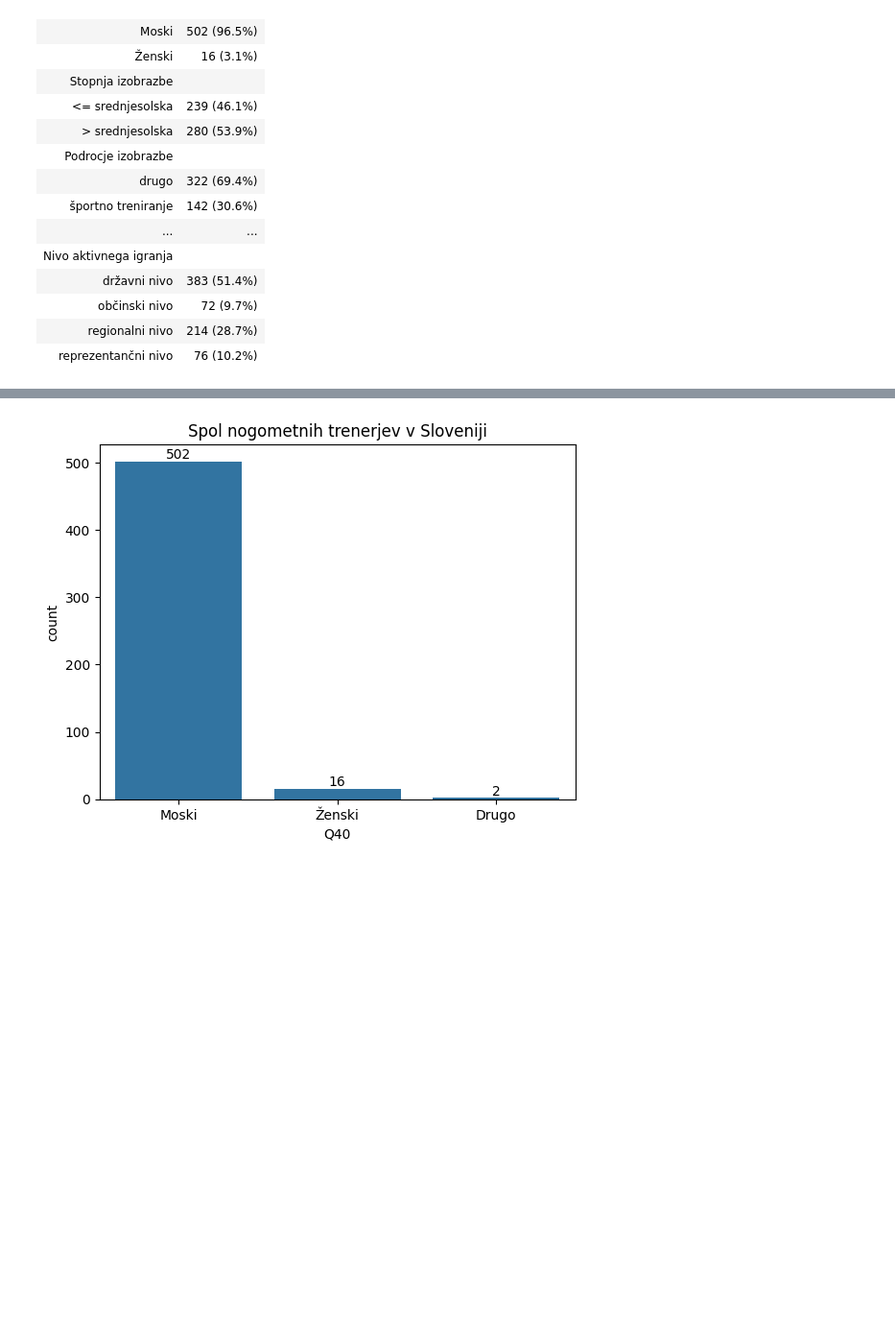
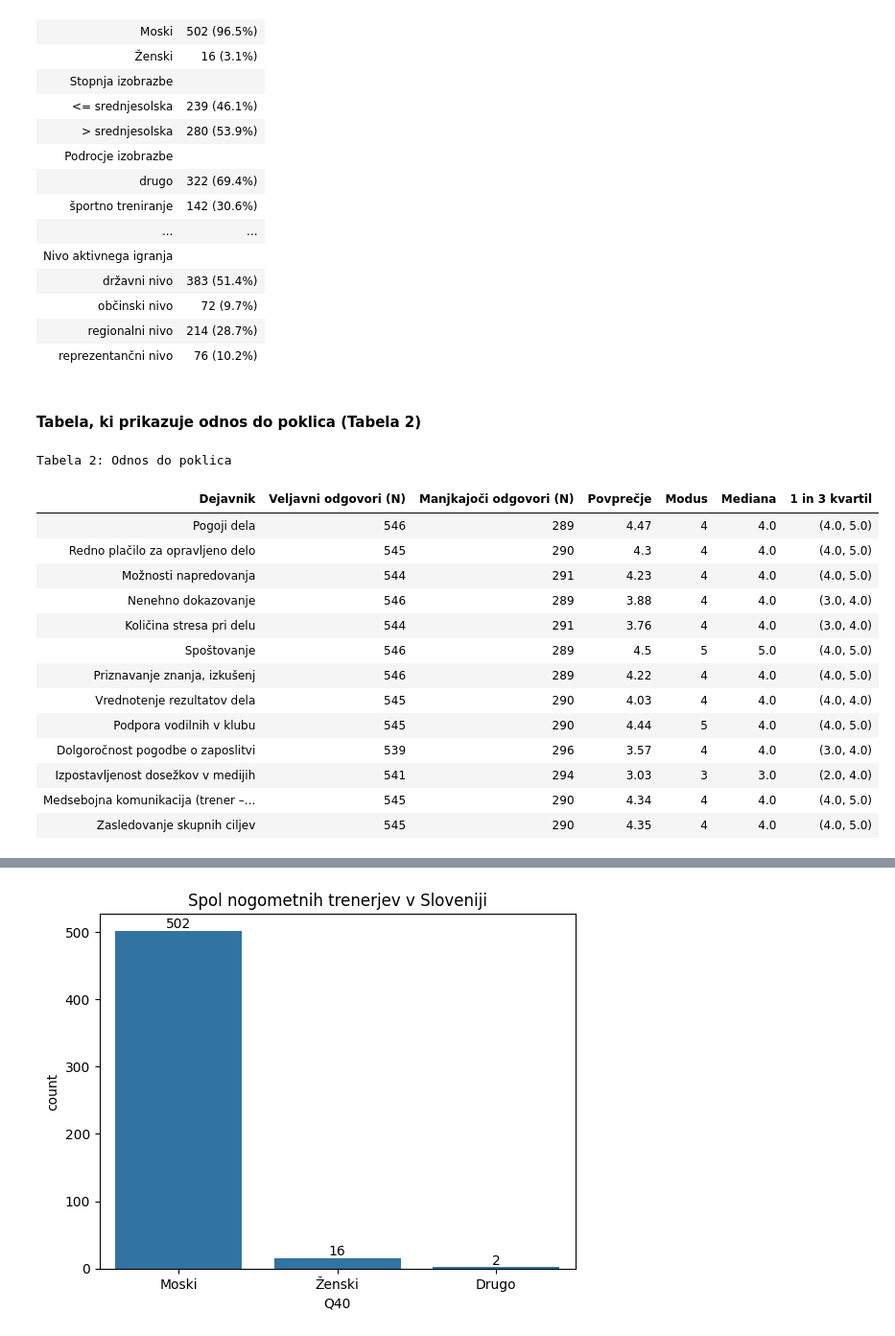
Before and after one commit to jkovse-fsp/statistika-vaje, a Jupyter notebook: Vaja_1_2_opisna_statistika.ipynb, the cells around one changed output, grey strips where cells are left out. Shown at 96% size. Drawn from its saved outputs; the diff is of its cells as text; code cells hidden in the pictures; blank space fills up the shorter version.

```diff
--- a/Vaja_1_2_opisna_statistika.ipynb
+++ b/Vaja_1_2_opisna_statistika.ipynb
@@ -163,3 +170,46 @@ Tabela 1: Značilnosti udeležencev študije (N = 835)
 | občinski nivo | 72 (9.7%) |
 | regionalni nivo | 214 (28.7%) |
 | reprezentančni nivo | 76 (10.2%) |
+# %% [markdown]
+#### Tabela, ki prikazuje odnos do poklica (Tabela 2)
+# %%
+# odnos do poklica
+q34_labels = [f'Q34{chr(i)}' for i in range(ord('a'), ord('m') + 1)]
+
+table_two = []
+for label in q34_labels:
+    q = questions[label]
+    valid = np.sum((df[label] > 0).values.ravel())
+    missing = np.sum((df[label] < 1).values.ravel())
+    mean = df[label][df[label]>0].mean().round(2)
+    median = df[label][df[label]>0].median().round(2)
+    mode = df[label][df[label]>0].mode()[0]
+    q25, q75 = df[label][df[label]>0].quantile(0.25), df[label][df[label]>0].quantile(0.75)
+    table_two.append([str(q), str(valid), str(missing), str(mean), str(mode), str(median), str(f'({q25}, {q75})')])
+
+table_two = pd.DataFrame(table_two, columns=['Dejavnik', 'Veljavni odgovori (N)', 'Manjkajoči odgovori (N)', 'Povprečje', 'Modus', 'Mediana', '1 in 3 kvartil'])
+table_two.style.set_caption('Tabela 2: Odnos do poklica')\
+          .set_table_styles([
+              {'selector': 'caption', 'props': [('font-size', '16px'),
+                                                ('font-weight', 'bold'),
+                                                ('border-bottom', '1px solid black'),
+                                                ('width', '100%')]},
+              {'selector': 'td', 'props': 'text-align: left;'}
+          ])\
+          .hide()
+# %% [output]
+Tabela 2: Odnos do poklica
+| Dejavnik | Veljavni odgovori (N) | Manjkajoči odgovori (N) | Povprečje | Modus | Mediana | 1 in 3 kvartil |
+| Pogoji dela | 546 | 289 | 4.47 | 4 | 4.0 | (4.0, 5.0) |
+| Redno plačilo za opravljeno delo | 545 | 290 | 4.3 | 4 | 4.0 | (4.0, 5.0) |
+| Možnosti napredovanja | 544 | 291 | 4.23 | 4 | 4.0 | (4.0, 5.0) |
+| Nenehno dokazovanje | 546 | 289 | 3.88 | 4 | 4.0 | (3.0, 4.0) |
+| Količina stresa pri delu | 544 | 291 | 3.76 | 4 | 4.0 | (3.0, 4.0) |
+| Spoštovanje | 546 | 289 | 4.5 | 5 | 5.0 | (4.0, 5.0) |
+| Priznavanje znanja, izkušenj | 546 | 289 | 4.22 | 4 | 4.0 | (4.0, 5.0) |
+| Vrednotenje rezultatov dela | 545 | 290 | 4.03 | 4 | 4.0 | (4.0, 4.0) |
+| Podpora vodilnih v klubu | 545 | 290 | 4.44 | 5 | 4.0 | (4.0, 5.0) |
+| Dolgoročnost pogodbe o zaposlitvi | 539 | 296 | 3.57 | 4 | 4.0 | (3.0, 4.0) |
+| Izpostavljenost dosežkov v medijih | 541 | 294 | 3.03 | 3 | 3.0 | (2.0, 4.0) |
+| Medsebojna komunikacija (trener –... | 545 | 290 | 4.34 | 4 | 4.0 | (4.0, 5.0) |
+| Zasledovanje skupnih ciljev | 545 | 290 | 4.35 | 4 | 4.0 | (4.0, 5.0) |
```
Also changed, not shown: parts of 15 cells of this notebook, 19 other files.
